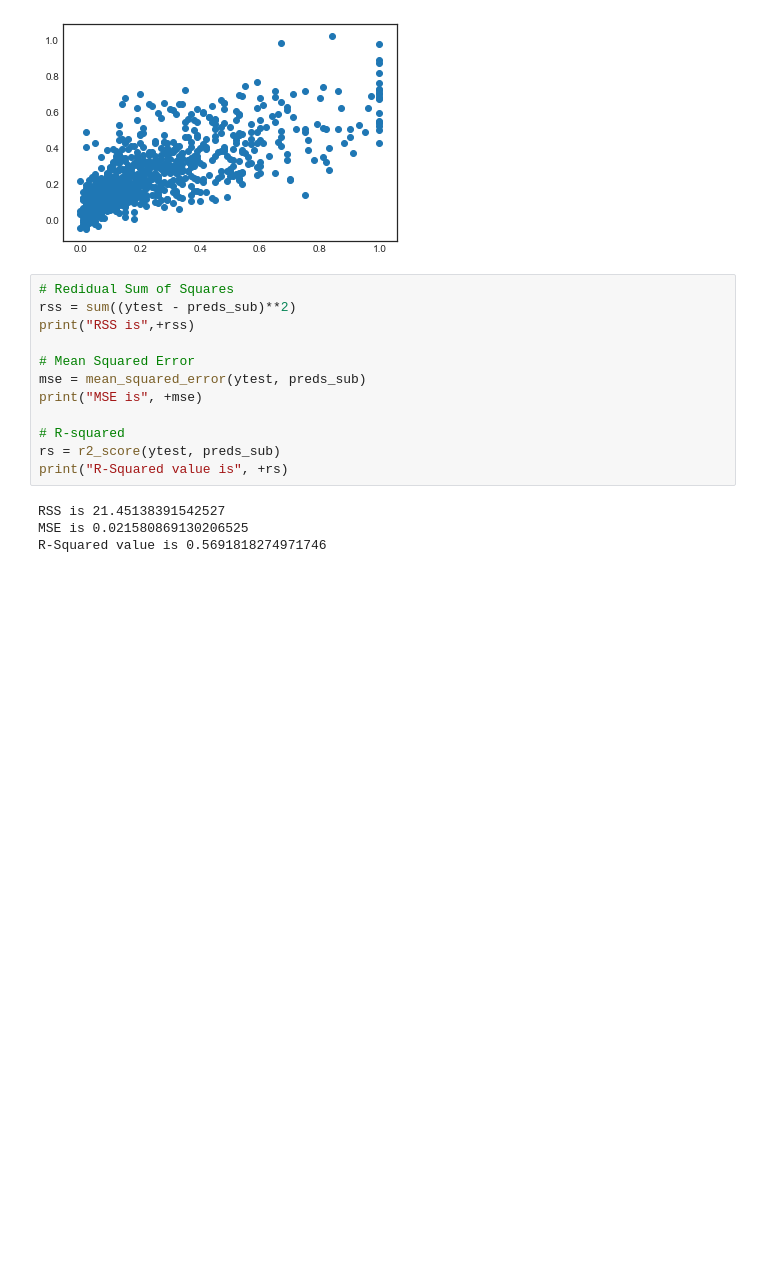
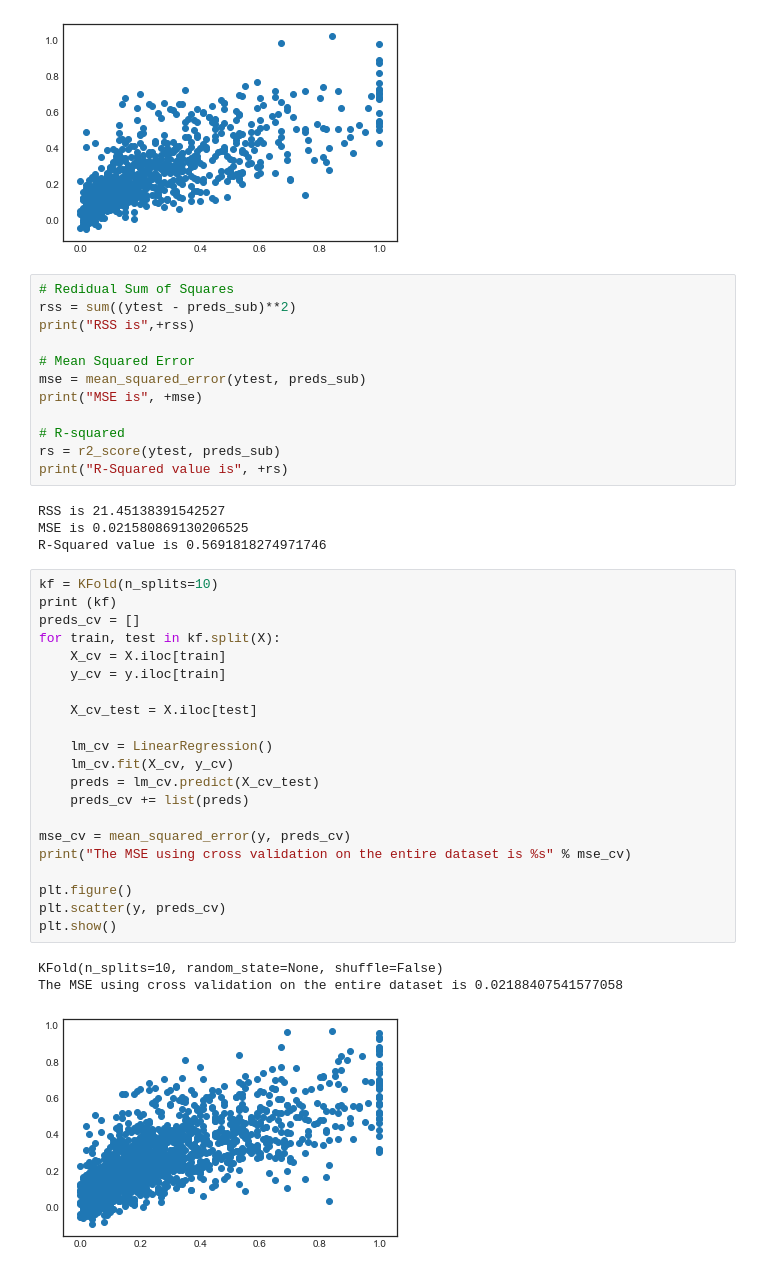
Before and after one commit to megitlearner/Project, a Jupyter notebook: Project.ipynb, the cells around one changed output. Cells and saved outputs as stored; diff of their text form; blank space fills up the shorter version.

```diff
--- a/Project.ipynb
+++ b/Project.ipynb
@@ -133,3 +134,28 @@ print("R-Squared value is", +rs)
 RSS is 21.45138391542527
 MSE is 0.021580869130206525
 R-Squared value is 0.5691818274971746
+# %%
+kf = KFold(n_splits=10)
+print (kf)
+preds_cv = []
+for train, test in kf.split(X):
+    X_cv = X.iloc[train]
+    y_cv = y.iloc[train]
+
+    X_cv_test = X.iloc[test]
+
+    lm_cv = LinearRegression()
+    lm_cv.fit(X_cv, y_cv)
+    preds = lm_cv.predict(X_cv_test)
+    preds_cv += list(preds)
+
+mse_cv = mean_squared_error(y, preds_cv)
+print("The MSE using cross validation on the entire dataset is %s" % mse_cv)
+
+plt.figure()
+plt.scatter(y, preds_cv)
+plt.show()
+# %% [output]
+KFold(n_splits=10, random_state=None, shuffle=False)
+The MSE using cross validation on the entire dataset is 0.02188407541577058
+[figure, added]
```
Also changed, not shown: parts of 1 cell of this notebook.
